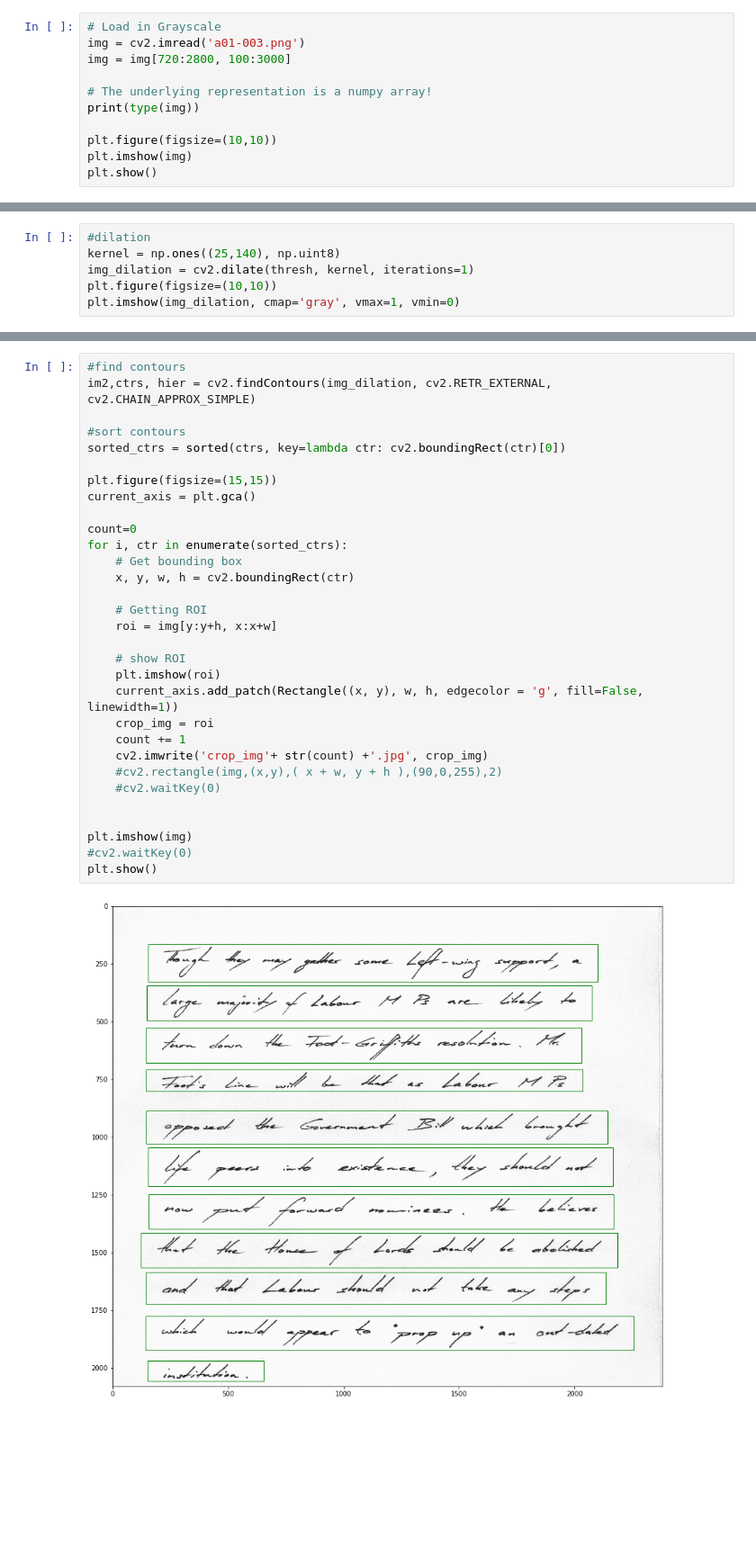
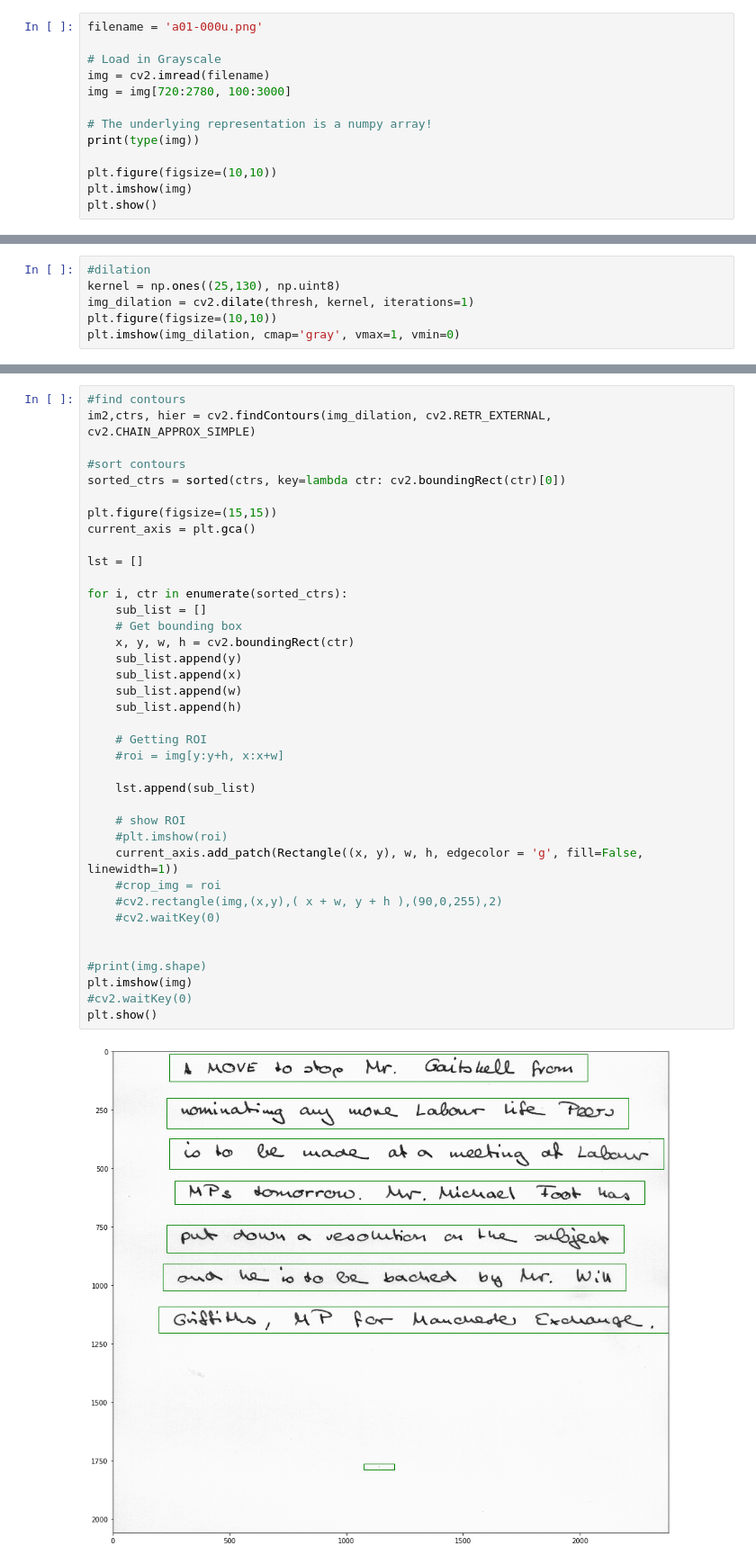
Before and after one commit to subhrajyotidasgupta/DevanagariHTR, a Jupyter notebook: line_segmentation.ipynb, the cells around one changed output, grey strips where cells are left out. Shown at 90% size. Saved outputs shown, nothing was run; the diff lists cells and outputs as text; blank space fills up the shorter version.

```diff
--- a/line_segmentation.ipynb
+++ b/line_segmentation.ipynb
@@ -9,8 +9,10 @@ import cv2
 %matplotlib inline
 # %%
+filename = 'a01-000u.png'
+
 # Load in Grayscale
-img = cv2.imread('a01-003.png')
-img = img[720:2800, 100:3000]
+img = cv2.imread(filename)
+img = img[720:2780, 100:3000]
 
 # The underlying representation is a numpy array!
 print(type(img))
@@ -44,6 +47,6 @@ plt.imshow(thresh, cmap='gray', vmax=1, vmin=0)
 # %%
 #dilation
-kernel = np.ones((25,140), np.uint8)
+kernel = np.ones((25,130), np.uint8)
 img_dilation = cv2.dilate(thresh, kernel, iterations=1)
 plt.figure(figsize=(10,10))
 plt.imshow(img_dilation, cmap='gray', vmax=1, vmin=0)
@@ -53,33 +56,40 @@ plt.imshow(img_dilation, cmap='gray', vmax=1, vmin=0)
 # %%
 #find contours
 im2,ctrs, hier = cv2.findContours(img_dilation, cv2.RETR_EXTERNAL, cv2.CHAIN_APPROX_SIMPLE)
 
 #sort contours
 sorted_ctrs = sorted(ctrs, key=lambda ctr: cv2.boundingRect(ctr)[0])
 
 plt.figure(figsize=(15,15))
 current_axis = plt.gca()
 
-count=0
+lst = []
+
 for i, ctr in enumerate(sorted_ctrs):
+    sub_list = []
     # Get bounding box
     x, y, w, h = cv2.boundingRect(ctr)
+    sub_list.append(y)
+    sub_list.append(x)
+    sub_list.append(w)
+    sub_list.append(h)
 
     # Getting ROI
-    roi = img[y:y+h, x:x+w]
+    #roi = img[y:y+h, x:x+w]
+
+    lst.append(sub_list)
 
     # show ROI
-    plt.imshow(roi)
+    #plt.imshow(roi)
     current_axis.add_patch(Rectangle((x, y), w, h, edgecolor = 'g', fill=False, linewidth=1))
-    crop_img = roi
-    count += 1
-    cv2.imwrite('crop_img'+ str(count) +'.jpg', crop_img)
+    #crop_img = roi
     #cv2.rectangle(img,(x,y),( x + w, y + h ),(90,0,255),2)
     #cv2.waitKey(0)
 
 
+#print(img.shape)
 plt.imshow(img)
 #cv2.waitKey(0)
 plt.show()
 # %% [output]
-[figure, old version]
+[figure, new version]
```
Also changed, not shown: parts of 7 cells of this notebook.
